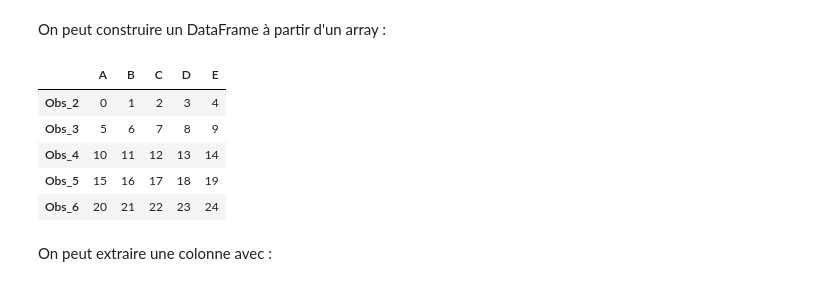
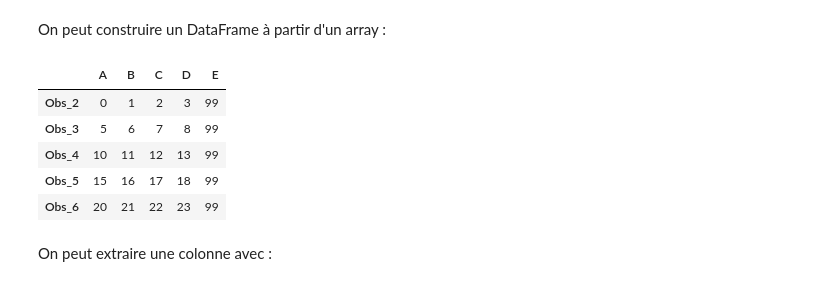
Before and after one commit to emjako/pythondatascientist, a Jupyter notebook: notebooks/03_numpy_pandas_bases.ipynb, the cells around one changed output. Cells and saved outputs as stored; diff of their text form; code cells hidden in the pictures.

```diff
--- a/notebooks/03_numpy_pandas_bases.ipynb
+++ b/notebooks/03_numpy_pandas_bases.ipynb
@@ -333,14 +462,15 @@ On peut construire un DataFrame à partir d'un array :
 # %%
 frame_mult=pd.DataFrame(arr_mult[:5,:],columns=["A","B","C","D","E"],
                         index=["Obs_" + str(i+1) for i in range(1,6)])
+frame_mult["E"]=99
 frame_mult
 # %% [output]
 |  | A | B | C | D | E |
-| Obs_2 | 0 | 1 | 2 | 3 | 4 |
-| Obs_3 | 5 | 6 | 7 | 8 | 9 |
-| Obs_4 | 10 | 11 | 12 | 13 | 14 |
-| Obs_5 | 15 | 16 | 17 | 18 | 19 |
-| Obs_6 | 20 | 21 | 22 | 23 | 24 |
+| Obs_2 | 0 | 1 | 2 | 3 | 99 |
+| Obs_3 | 5 | 6 | 7 | 8 | 99 |
+| Obs_4 | 10 | 11 | 12 | 13 | 99 |
+| Obs_5 | 15 | 16 | 17 | 18 | 99 |
+| Obs_6 | 20 | 21 | 22 | 23 | 99 |
 # %% [markdown]
 On peut extraire une colonne avec :
 # %%
```
Also changed, not shown: parts of 87 cells of this notebook, 32 other files.
